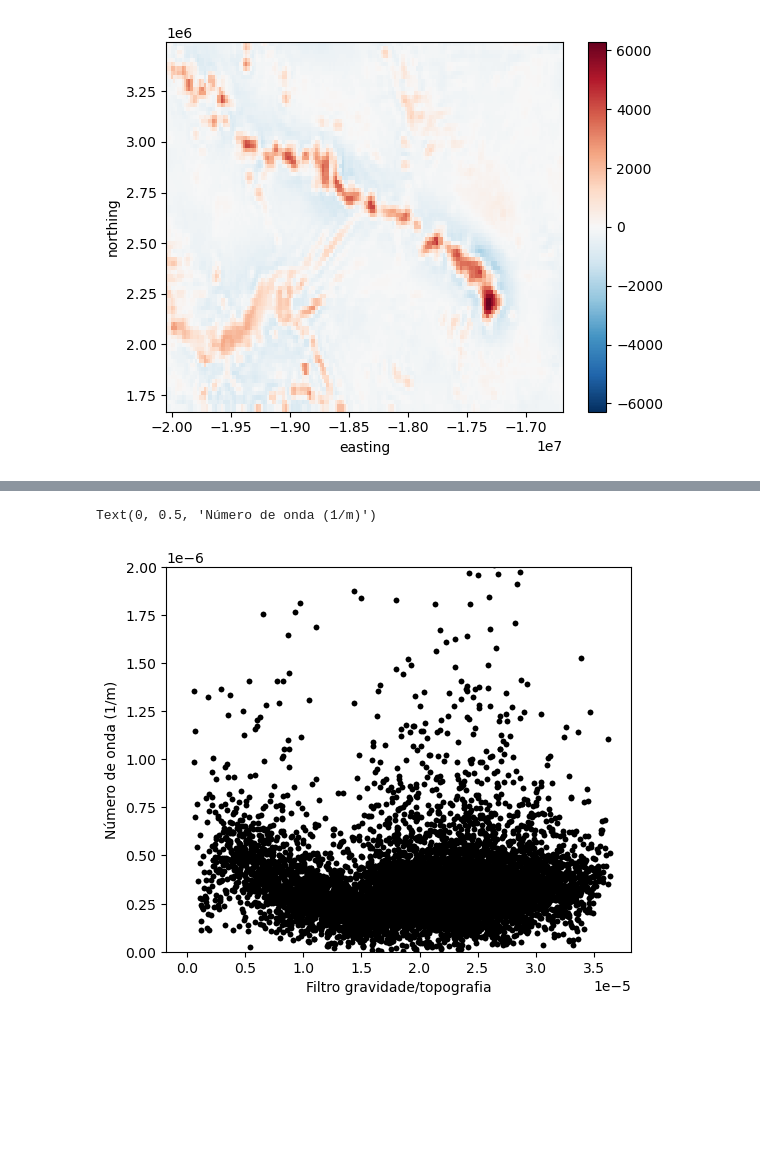
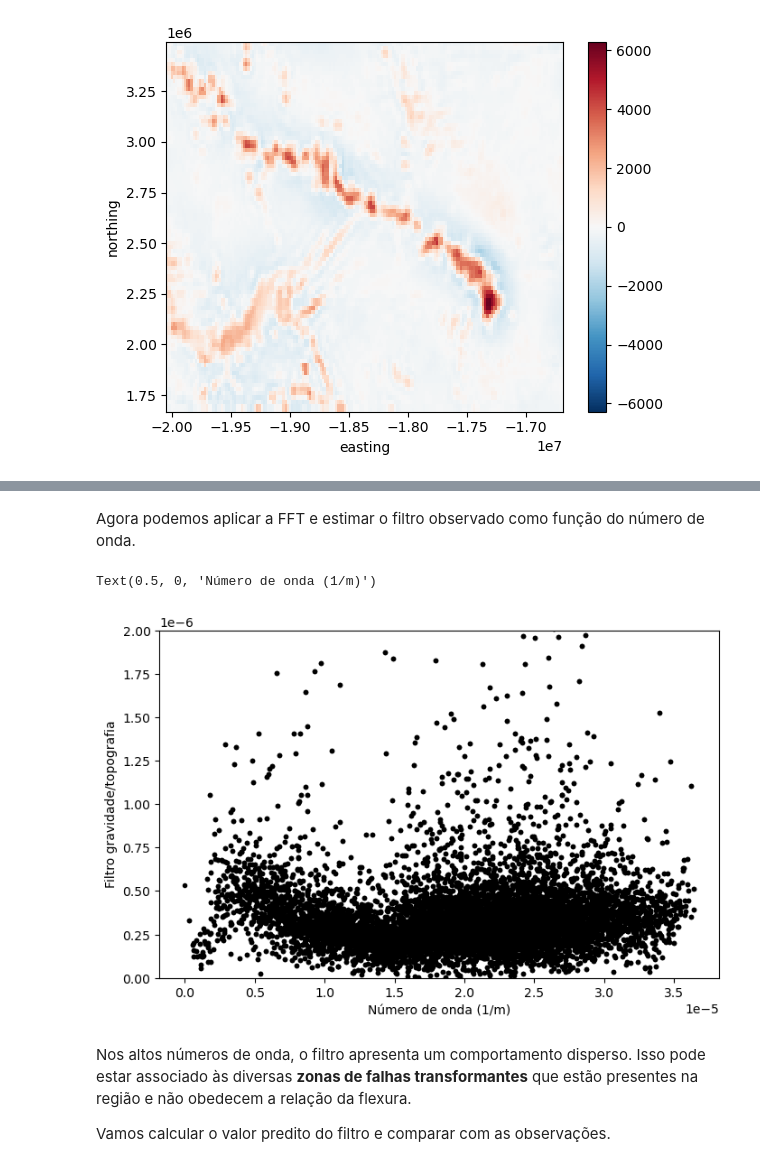
Before and after one commit to leouieda/concurso-usp-aula-2023, a Jupyter notebook: praticas/isostasia.ipynb, the cells around one changed output, grey strips where cells are left out. Saved outputs shown, nothing was run; the diff lists cells and outputs as text; code cells hidden in the pictures; blank space fills up the shorter version.

```diff
--- a/praticas/isostasia.ipynb
+++ b/praticas/isostasia.ipynb
@@ -150,6 +193,6 @@ $$
 # %%
-s = np.median(topografia)
-topografia_residual = topografia - s
+topografia_mediana = np.median(topografia)
+topografia_residual = topografia - topografia_mediana
 topografia_residual.plot()
 # %% [output]
 <matplotlib.collections.QuadMesh at 0x...>
@@ -203,15 +288,22 @@ disturbio_ft = xrft.fft(disturbio * 1e-5, true_amplitude=True, true_phase=True)
+# %% [markdown]
+Agora podemos aplicar a FFT e estimar o filtro observado como função do número de onda.
 # %%
-filtro_grav_topo = disturbio_ft / topografia_ft
+disturbio_ft = xrft.fft(disturbio_residual, true_amplitude=True, true_phase=True)
+filtro_observado = disturbio_ft / topografia_ft
 k = np.sqrt(topografia_ft.freq_northing**2 + topografia_ft.freq_easting**2)
+
+plt.figure(figsize=(8, 5))
+plt.plot(k.values.ravel(), np.abs(filtro_observado).values.ravel(), ".k")
+plt.ylim(0, 0.000002)
+plt.ylabel("Filtro gravidade/topografia")
+plt.xlabel("Número de onda (1/m)")
+# %% [output]
+Text(0.5, 0, 'Número de onda (1/m)')
+[figure, added]
-# %%
-plt.figure(figsize=(6, 5))
-plt.plot(k.values.ravel(), np.abs(filtro_grav_topo).values.ravel(), ".k")
-plt.ylim(0, 0.000002)
-plt.xlabel("Filtro gravidade/topografia")
-plt.ylabel("Número de onda (1/m)")
-# %% [output]
-Text(0, 0.5, 'Número de onda (1/m)')
-[figure, removed]
+# %% [markdown]
+Nos altos números de onda, o filtro apresenta um comportamento disperso. Isso pode estar associado às diversas **zonas de falhas transformantes** que estão presentes na região e não obedecem a relação da flexura.
+
+Vamos calcular o valor predito do filtro e comparar com as observações.
 # %%
 def filtro_flexura_grav(
     kx, ky, Te, distancia, espessura_crosta,
```
Also changed, not shown: parts of 28 cells of this notebook, 3 other files.
